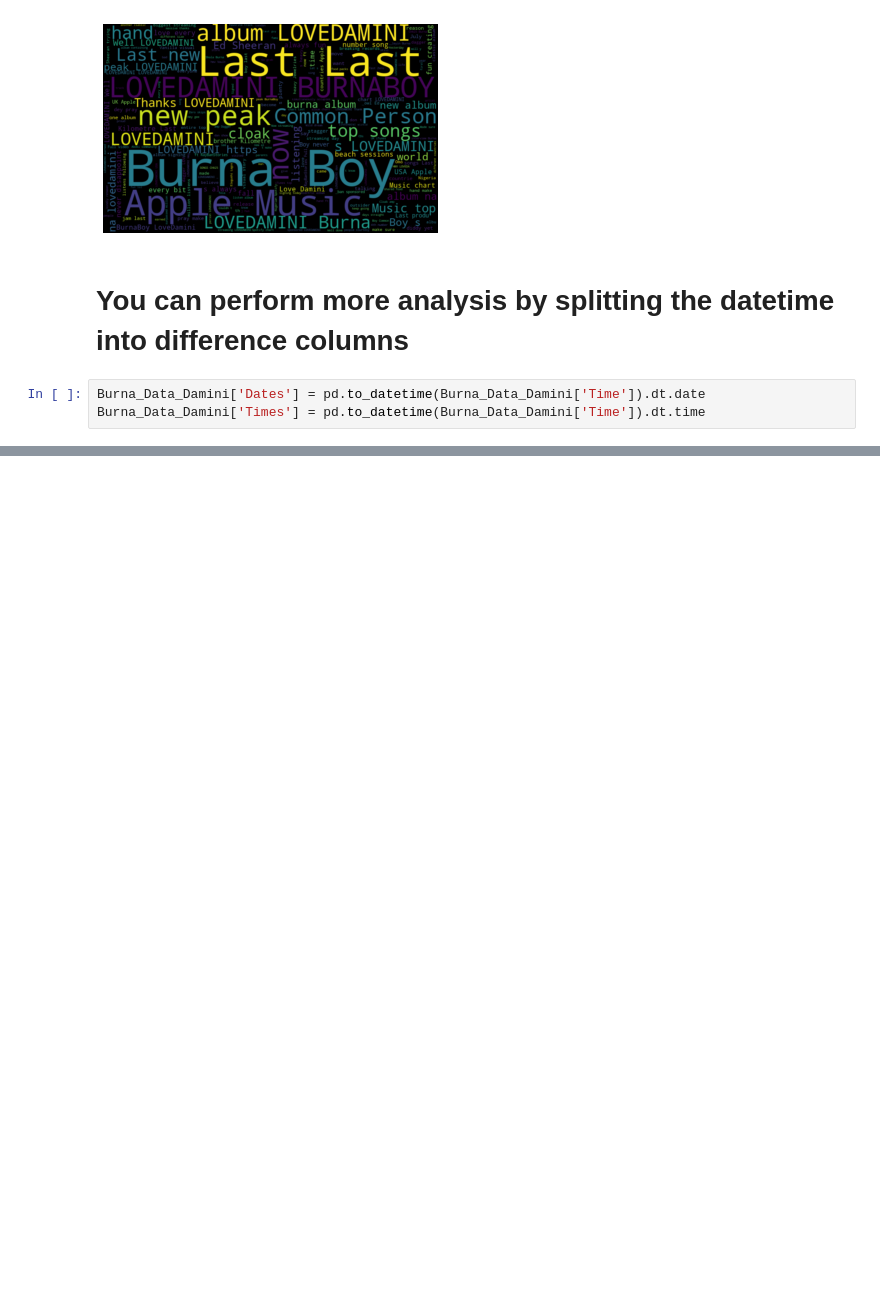
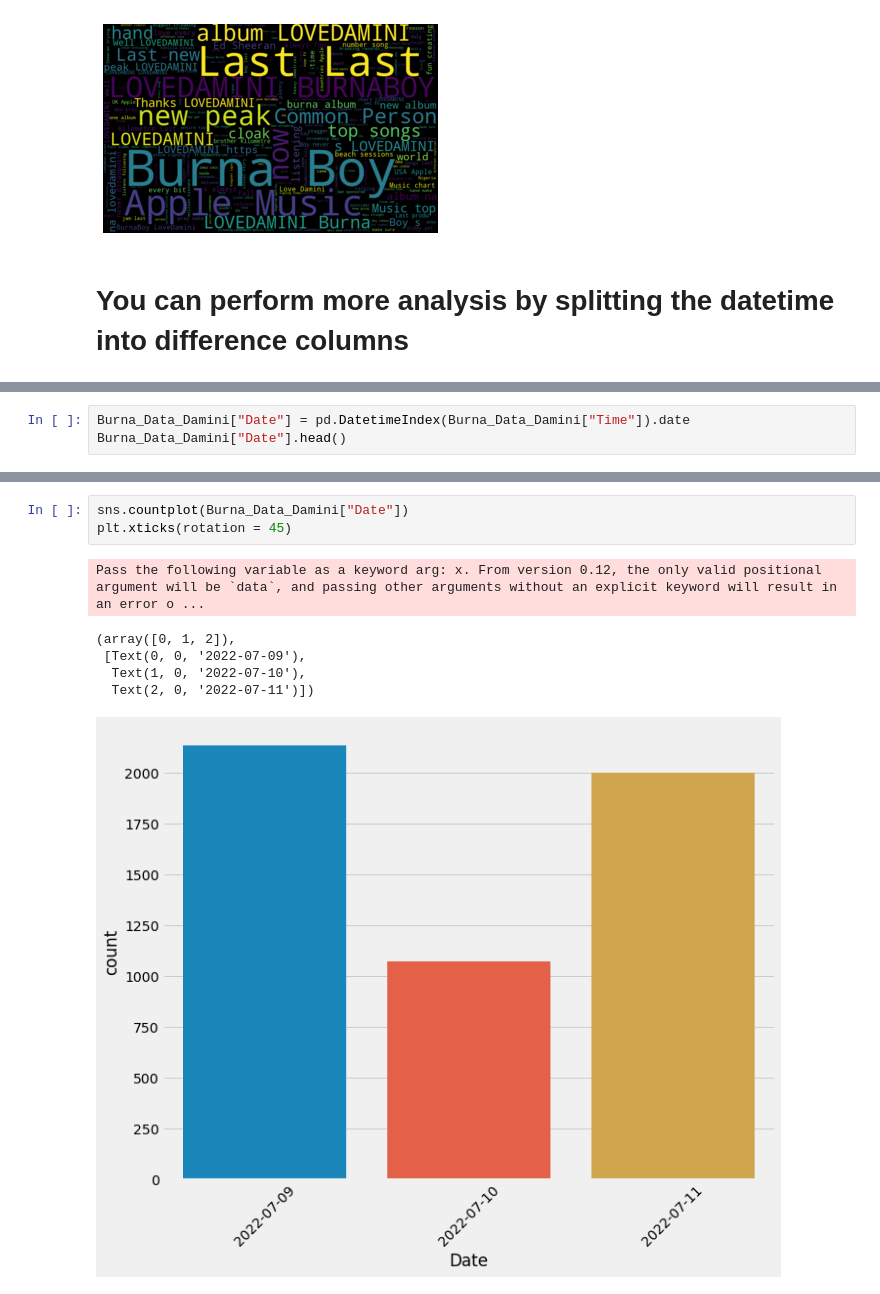
Before and after one commit to kiddojazz/Sentiment-Analysis-with-Tweety-Transformer, a Jupyter notebook: Tweepy & Transformer.ipynb, the cells around one changed output, grey strips where cells are left out. Drawn from its saved outputs; the diff is of its cells as text; blank space fills up the shorter version.

```diff
--- a/Tweepy & Transformer.ipynb
+++ b/Tweepy & Transformer.ipynb
@@ -647,6 +642,3 @@ plt.show()
 [figure]
 # %% [markdown]
 # You can perform more analysis by splitting the datetime into difference columns
-# %%
-Burna_Data_Damini['Dates'] = pd.to_datetime(Burna_Data_Damini['Time']).dt.date
-Burna_Data_Damini['Times'] = pd.to_datetime(Burna_Data_Damini['Time']).dt.time
@@ -710,0 +645,3 @@ memory usage: 122.3+ KB
+# %%
+Burna_Data_Damini["Date"] = pd.DatetimeIndex(Burna_Data_Damini["Time"]).date
+Burna_Data_Damini["Date"].head()
@@ -710,0 +663,10 @@ memory usage: 122.3+ KB
+# %%
+sns.countplot(Burna_Data_Damini["Date"])
+plt.xticks(rotation = 45)
+# %% [output]
+Pass the following variable as a keyword arg: x. From version 0.12, the only valid positional argument will be `data`, and passing other arguments without an explicit keyword will result in an error o ...
+(array([0, 1, 2]),
+ [Text(0, 0, '2022-07-09'),
+  Text(1, 0, '2022-07-10'),
+  Text(2, 0, '2022-07-11')])
+[figure, added]
```
Also changed, not shown: parts of 9 cells of this notebook, 2 other files.
